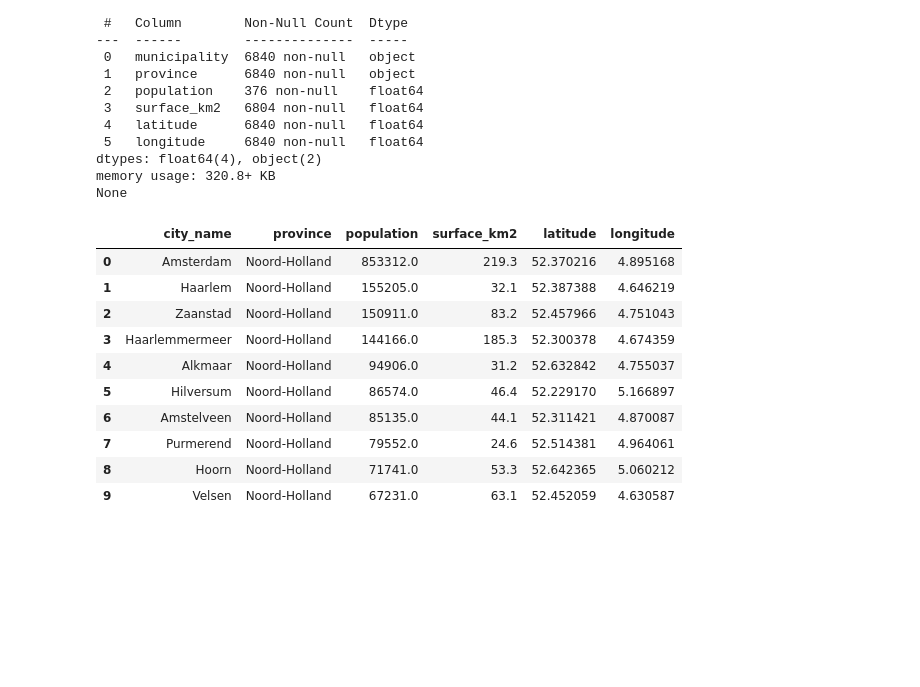
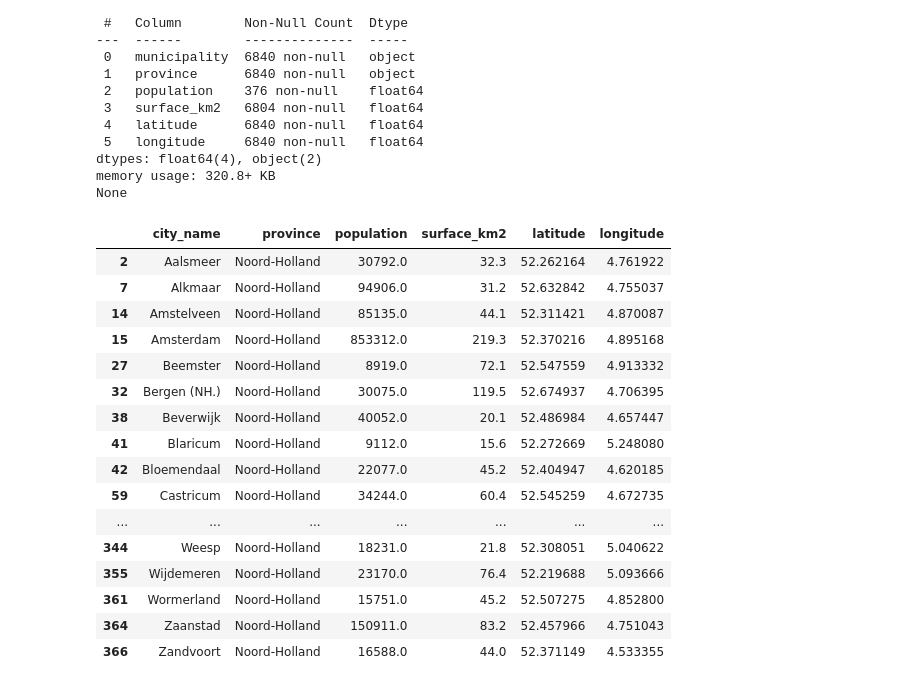
Before and after one commit to Jaden505/UNI-assignments, a Jupyter notebook: SkillsForAI/city_population_markov_chain.ipynb, the cells around one changed output. Saved outputs shown, nothing was run; the diff lists cells and outputs as text; code cells hidden in the pictures; blank space fills up the shorter version.

```diff
--- a/SkillsForAI/city_population_markov_chain.ipynb
+++ b/SkillsForAI/city_population_markov_chain.ipynb
@@ -44,24 +51,26 @@ None
 # %%
 df = df.dropna()
 df = df[df['province'] == 'Noord-Holland']
 df = df[df['population'] > 0]
 df = df.rename(columns={'municipality': 'city_name'})
 
-# get top 20 highest population cities
-df = df.nlargest(CITY_SAMPLE_SIZE, 'population').copy().reset_index(drop=True)
-starting_city = df[df['city_name'] == 'Amstelveen'].iloc[0]
-
 df
 # %% [output]
 |  | city_name | province | population | surface_km2 | latitude | longitude |
-| 0 | Amsterdam | Noord-Holland | 853312.0 | 219.3 | 52.370216 | 4.895168 |
-| 1 | Haarlem | Noord-Holland | 155205.0 | 32.1 | 52.387388 | 4.646219 |
-| 2 | Zaanstad | Noord-Holland | 150911.0 | 83.2 | 52.457966 | 4.751043 |
-| 3 | Haarlemmermeer | Noord-Holland | 144166.0 | 185.3 | 52.300378 | 4.674359 |
-| 4 | Alkmaar | Noord-Holland | 94906.0 | 31.2 | 52.632842 | 4.755037 |
-| 5 | Hilversum | Noord-Holland | 86574.0 | 46.4 | 52.229170 | 5.166897 |
-| 6 | Amstelveen | Noord-Holland | 85135.0 | 44.1 | 52.311421 | 4.870087 |
-| 7 | Purmerend | Noord-Holland | 79552.0 | 24.6 | 52.514381 | 4.964061 |
-| 8 | Hoorn | Noord-Holland | 71741.0 | 53.3 | 52.642365 | 5.060212 |
-| 9 | Velsen | Noord-Holland | 67231.0 | 63.1 | 52.452059 | 4.630587 |
+| 2 | Aalsmeer | Noord-Holland | 30792.0 | 32.3 | 52.262164 | 4.761922 |
+| 7 | Alkmaar | Noord-Holland | 94906.0 | 31.2 | 52.632842 | 4.755037 |
+| 14 | Amstelveen | Noord-Holland | 85135.0 | 44.1 | 52.311421 | 4.870087 |
+| 15 | Amsterdam | Noord-Holland | 853312.0 | 219.3 | 52.370216 | 4.895168 |
+| 27 | Beemster | Noord-Holland | 8919.0 | 72.1 | 52.547559 | 4.913332 |
+| 32 | Bergen (NH.) | Noord-Holland | 30075.0 | 119.5 | 52.674937 | 4.706395 |
+| 38 | Beverwijk | Noord-Holland | 40052.0 | 20.1 | 52.486984 | 4.657447 |
+| 41 | Blaricum | Noord-Holland | 9112.0 | 15.6 | 52.272669 | 5.248080 |
+| 42 | Bloemendaal | Noord-Holland | 22077.0 | 45.2 | 52.404947 | 4.620185 |
+| 59 | Castricum | Noord-Holland | 34244.0 | 60.4 | 52.545259 | 4.672735 |
+| ... | ... | ... | ... | ... | ... | ... |
+| 344 | Weesp | Noord-Holland | 18231.0 | 21.8 | 52.308051 | 5.040622 |
+| 355 | Wijdemeren | Noord-Holland | 23170.0 | 76.4 | 52.219688 | 5.093666 |
+| 361 | Wormerland | Noord-Holland | 15751.0 | 45.2 | 52.507275 | 4.852800 |
+| 364 | Zaanstad | Noord-Holland | 150911.0 | 83.2 | 52.457966 | 4.751043 |
+| 366 | Zandvoort | Noord-Holland | 16588.0 | 44.0 | 52.371149 | 4.533355 |
 # %%
```
Also changed, not shown: parts of 11 cells of this notebook, 2 other files.
